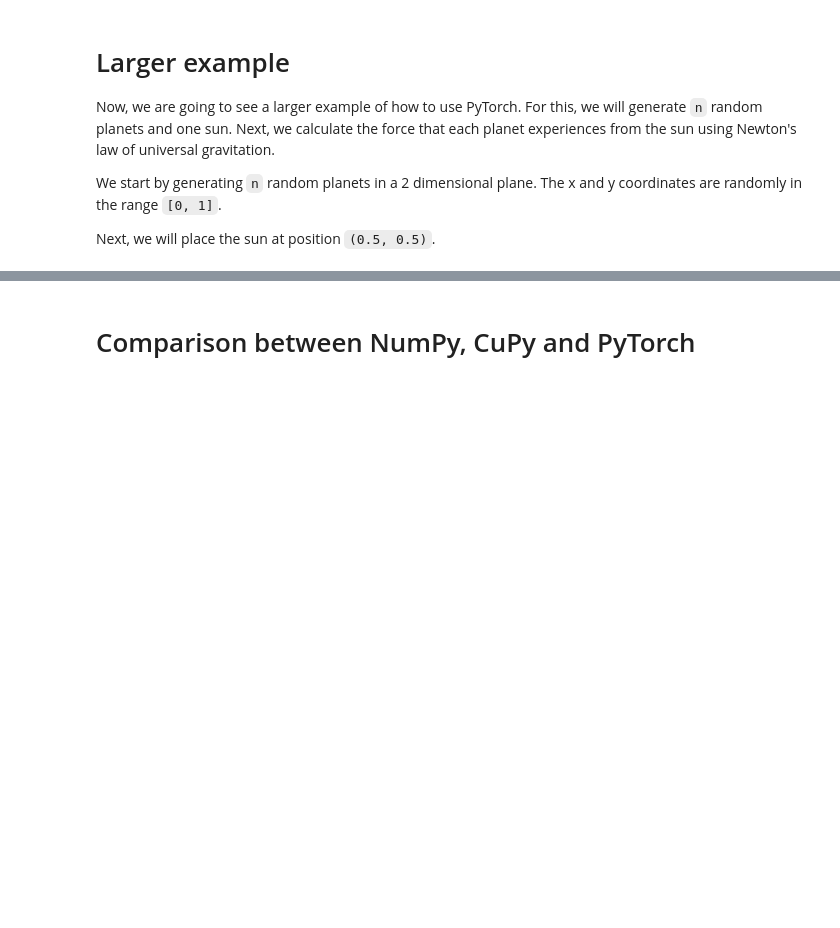
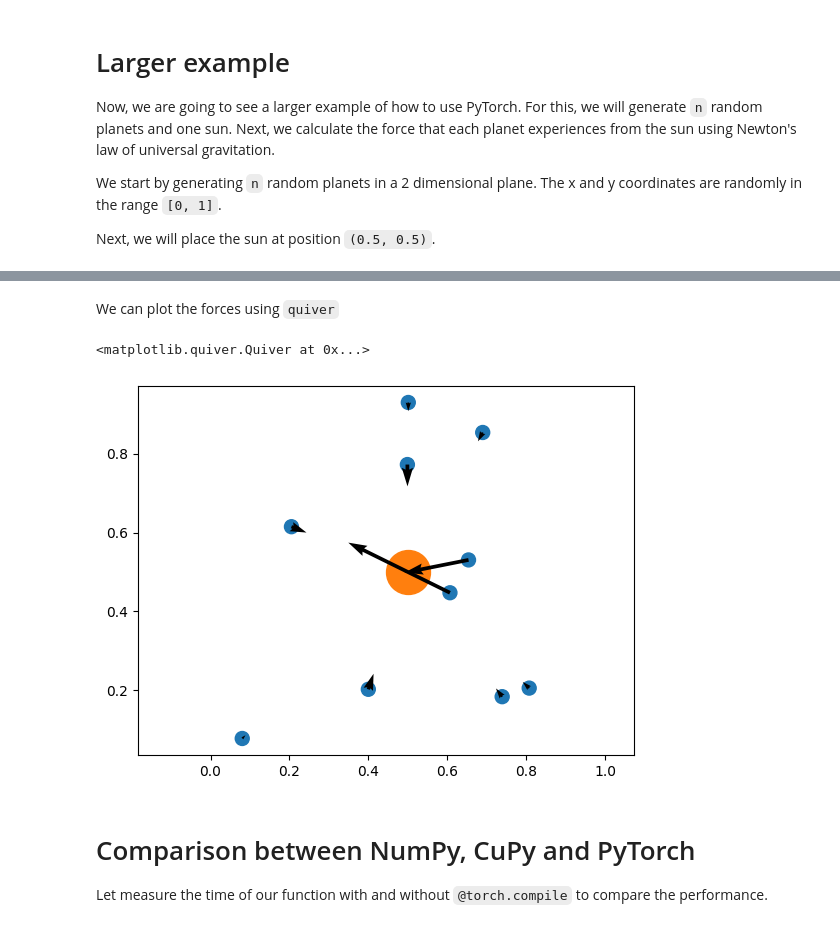
Before and after one commit to esciencecenter-digital-skills/2026-03-17-ds-gpu, a Jupyter notebook: teaching/pytorch_lesson_ds_gpu_2026.ipynb, the cells around one changed output, grey strips where cells are left out. Cells and saved outputs as stored; diff of their text form; code cells hidden in the pictures; blank space fills up the shorter version.

```diff
--- a/teaching/pytorch_lesson_ds_gpu_2026.ipynb
+++ b/teaching/pytorch_lesson_ds_gpu_2026.ipynb
@@ -252,45 +250,43 @@ ImportError: /gpfs/admin/_hpc/sw/arch/INTEL-AVX512/RHEL9/EB_production/2024/soft
 # %%
 def calculate_forces(pos, mass):
-    diffx = pos[0] - sun_pos[1] # Scalar - Tensor
-    diffy = pos[0] - sun_pos[1]
-    diff = torch.stack([diffx, diffy])
-
-    distance = diff.norm(dim=0)
-    direction = diff / distance
-
+    diffx = sun_pos[0] - pos[0] # Scalar - Tensor
+    diffy = sun_pos[1] - pos[1]
+    diff = torch.stack([diffx, diffy]) # shapeL (2, N)
+    distance = diff.norm(dim=0) # length: N
+    direction = diff / distance #
     magnitude = G * mass / distance**2
-
     forces = magnitude * direction
     return forces
-
-forces = calculate_forces(position, mass)
+# %% [markdown]
+We can plot the forces using `quiver`
 # %%
 import matplotlib.pyplot as plt
 
-n = 10
-position = torch.rand((2, n), device=device)
-mass = torch.rand(n, device=device) + 100
-
 plt.axis("equal")
 plt.scatter(
-  position[0].cpu(),
-  position[1].cpu(),
+    position[0,:].cpu(),
+    position[1,:].cpu(),
+    s=mass.cpu()
 )
-
 
 plt.scatter(
   sun_pos[0],
   sun_pos[1],
   s=1000,
 )
 
-
+forces = calculate_forces(position, mass)
 
 plt.quiver(
-  planet_pos[0].cpu(),
-  planet_pos[1].cpu(),
-  forces[0].cpu(),
-  forces[1].cpu()
+  position[0,:].cpu(),
+  position[1,:].cpu(),
+  forces[0,:].cpu(),
+  forces[1,:].cpu()
 )
+# %% [output]
+<matplotlib.quiver.Quiver at 0x...>
+[figure, added]
 # %% [markdown]
 # Comparison between NumPy, CuPy and PyTorch
+
+Let measure the time of our function with and without `@torch.compile` to compare the performance.
```
Also changed, not shown: parts of 33 cells of this notebook, 2 other files.
